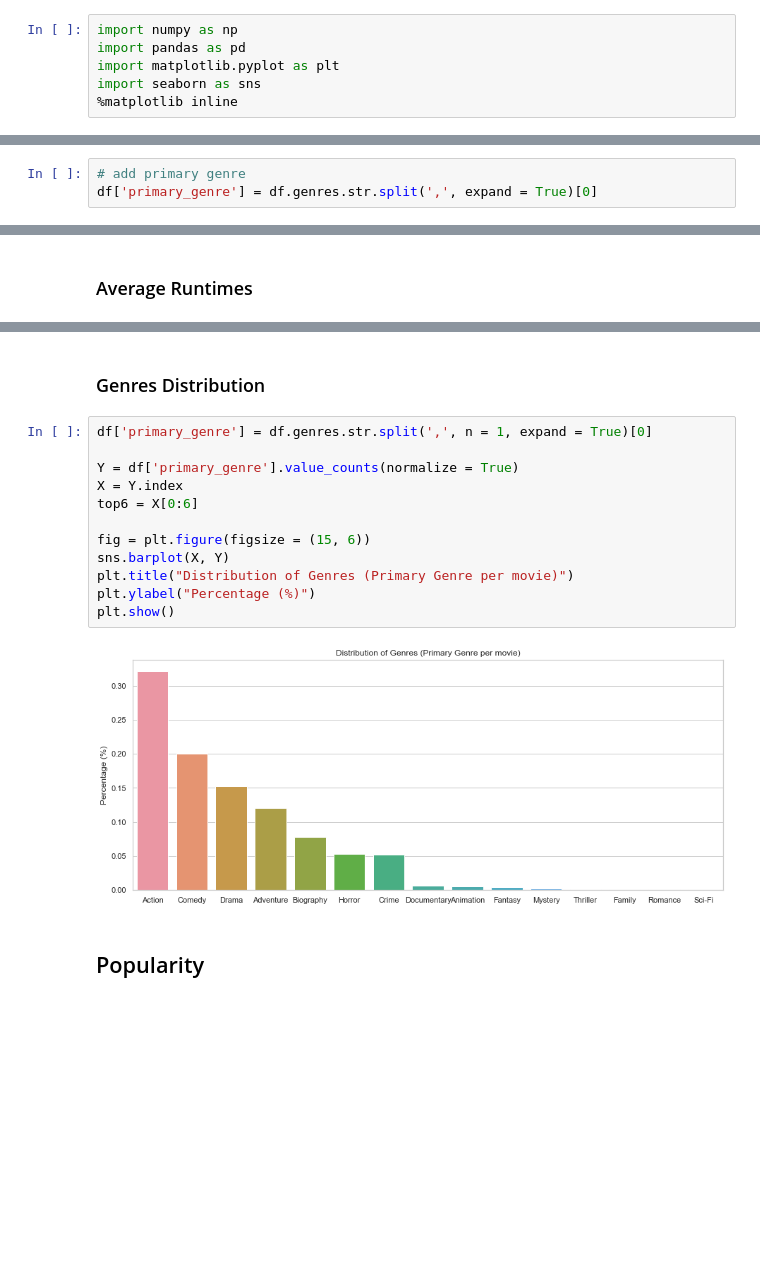
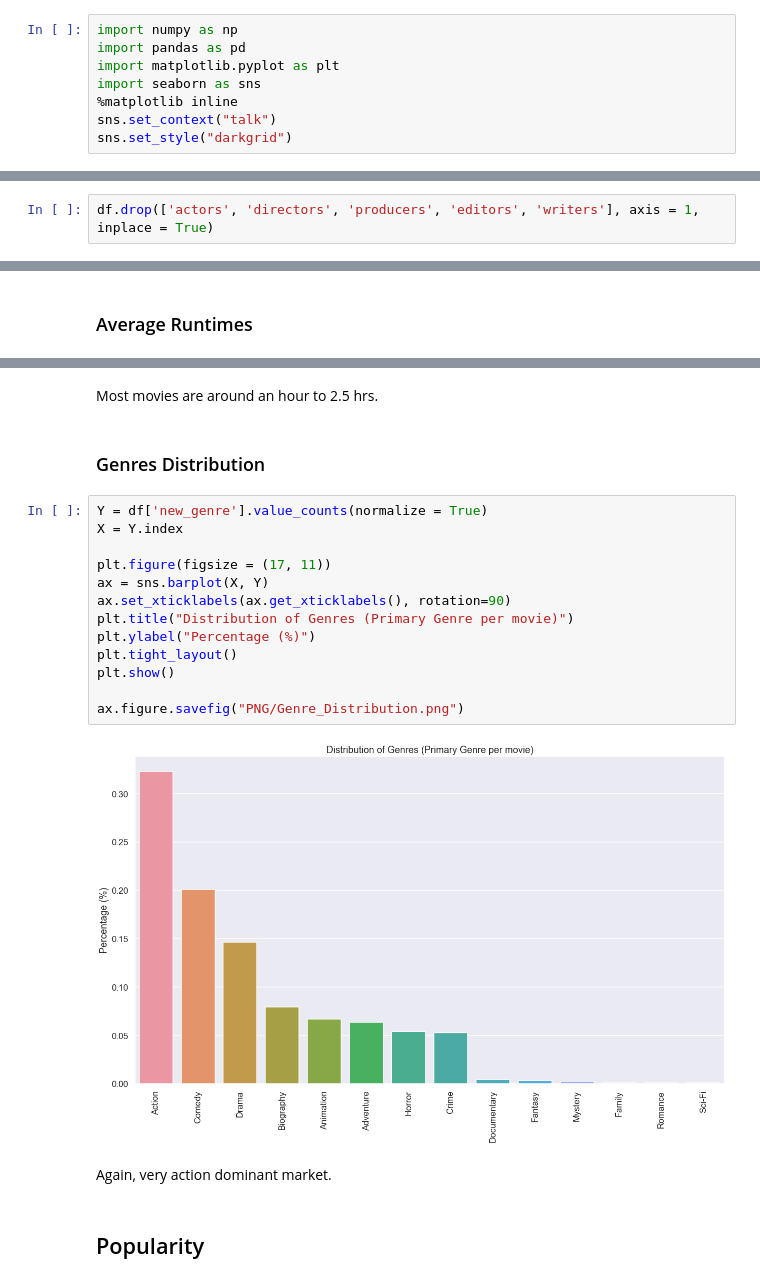
Before and after one commit to stereopickle/DS_movie_EDA, a Jupyter notebook: 010.Data_Analysis_Overview.ipynb, the cells around one changed output, grey strips where cells are left out. Drawn from its saved outputs; the diff is of its cells as text; blank space fills up the shorter version.

```diff
--- a/010.Data_Analysis_Overview.ipynb
+++ b/010.Data_Analysis_Overview.ipynb
@@ -9,3 +9,5 @@ import pandas as pd
 import matplotlib.pyplot as plt
 import seaborn as sns
 %matplotlib inline
+sns.set_context("talk")
+sns.set_style("darkgrid")
@@ -22,3 +25,0 @@ df.head(3)
-# %%
-# add primary genre
-df['primary_genre'] = df.genres.str.split(',', expand = True)[0]
@@ -36 +51,3 @@ Index(['popularity', 'vote_count', 'id_x', 'adult', 'original_language',
+# %%
+df.drop(['actors', 'directors', 'producers', 'editors', 'writers'], axis = 1, inplace = True)
 # %% [markdown]
@@ -247,19 +288,24 @@ plt.show()
+# %% [markdown]
+Most movies are around an hour to 2.5 hrs.
 # %% [markdown]
 ### Genres Distribution
 # %%
-df['primary_genre'] = df.genres.str.split(',', n = 1, expand = True)[0]
+Y = df['new_genre'].value_counts(normalize = True)
+X = Y.index
 
-Y = df['primary_genre'].value_counts(normalize = True)
-X = Y.index
-top6 = X[0:6]
-
-fig = plt.figure(figsize = (15, 6))
-sns.barplot(X, Y)
+plt.figure(figsize = (17, 11))
+ax = sns.barplot(X, Y)
+ax.set_xticklabels(ax.get_xticklabels(), rotation=90)
 plt.title("Distribution of Genres (Primary Genre per movie)")
 plt.ylabel("Percentage (%)")
+plt.tight_layout()
 plt.show()
+
+ax.figure.savefig("PNG/Genre_Distribution.png")
 # %% [output]
-[figure, old version]
+[figure, new version]
+# %% [markdown]
+Again, very action dominant market.
 # %% [markdown]
 ## Popularity
 # %% [markdown]
```
Also changed, not shown: parts of 88 cells of this notebook.
